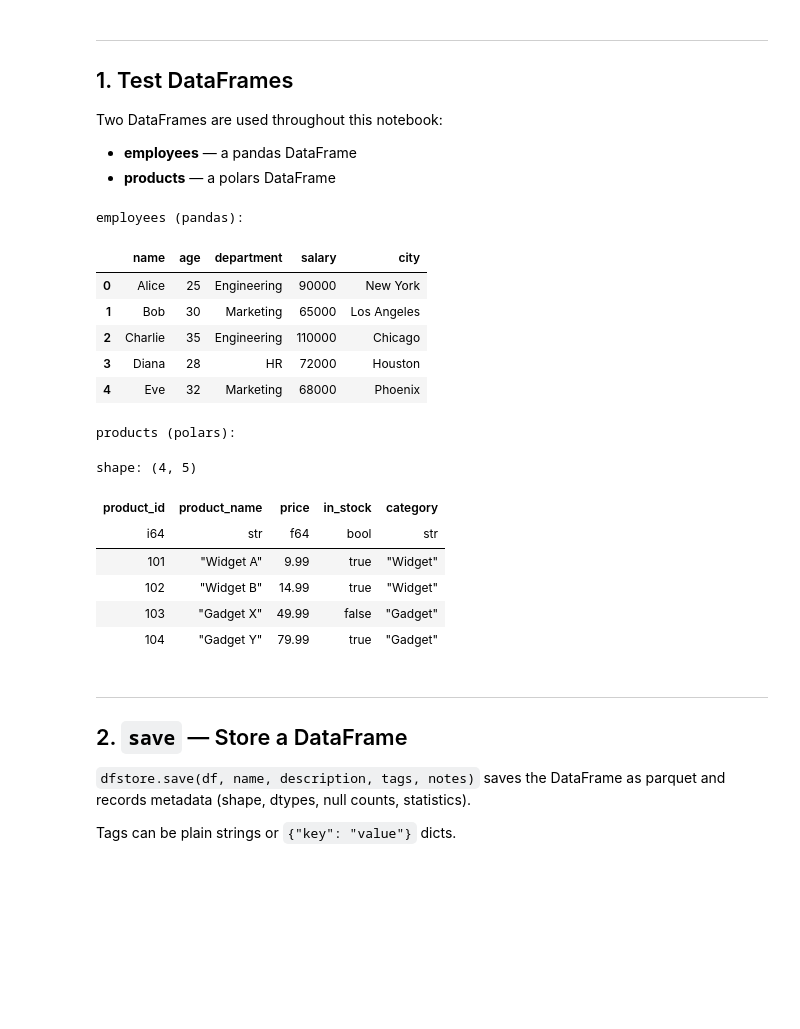
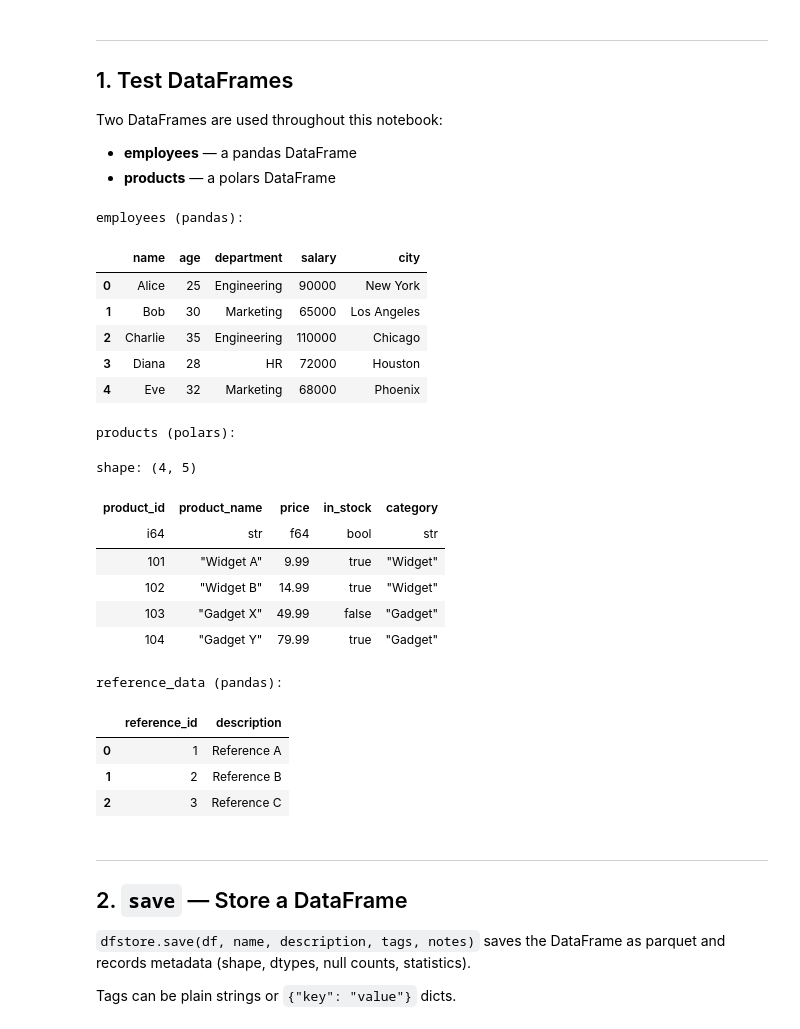
Before and after one commit to tpazur/dfstore, a Jupyter notebook: dev/demo.ipynb, the cells around one changed output. Saved outputs shown, nothing was run; the diff lists cells and outputs as text; code cells hidden in the pictures; blank space fills up the shorter version.

```diff
--- a/dev/demo.ipynb
+++ b/dev/demo.ipynb
@@ -30,33 +30,51 @@ employees = pd.DataFrame({
 })
 
 products = pl.DataFrame({
     "product_id":   [101, 102, 103, 104],
     "product_name": ["Widget A", "Widget B", "Gadget X", "Gadget Y"],
     "price":        [9.99, 14.99, 49.99, 79.99],
     "in_stock":     [True, True, False, True],
     "category":     ["Widget", "Widget", "Gadget", "Gadget"],
 })
 
+analysis_result = pd.DataFrame({
+    "department": ["Engineering", "Marketing", "HR"],
+    "avg_salary": [100_000, 66_500, 72_000],
+    "num_employees": [2, 2, 1],
+})
+
+reference_data = pd.DataFrame({
+    "reference_id": [1, 2, 3],
+    "description": ["Reference A", "Reference B", "Reference C"],
+})
+
 print("employees (pandas):")
 display(employees)
 print("\nproducts (polars):")
 display(products)
+print("\nreference_data (pandas):")
+display(reference_data)
 # %% [output]
 employees (pandas):
 |  | name | age | department | salary | city |
 | 0 | Alice | 25 | Engineering | 90000 | New York |
 | 1 | Bob | 30 | Marketing | 65000 | Los Angeles |
 | 2 | Charlie | 35 | Engineering | 110000 | Chicago |
 | 3 | Diana | 28 | HR | 72000 | Houston |
 | 4 | Eve | 32 | Marketing | 68000 | Phoenix |
 products (polars):
 shape: (4, 5)
 | product_id | product_name | price | in_stock | category |
 | i64 | str | f64 | bool | str |
 | 101 | "Widget A" | 9.99 | true | "Widget" |
 | 102 | "Widget B" | 14.99 | true | "Widget" |
 | 103 | "Gadget X" | 49.99 | false | "Gadget" |
 | 104 | "Gadget Y" | 79.99 | true | "Gadget" |
+reference_data (pandas):
+|  | reference_id | description |
+| 0 | 1 | Reference A |
+| 1 | 2 | Reference B |
+| 2 | 3 | Reference C |
 # %% [markdown]
 ---
 ## 2. `save` — Store a DataFrame
```
Also changed, not shown: parts of 2 cells of this notebook, 3 other files.
